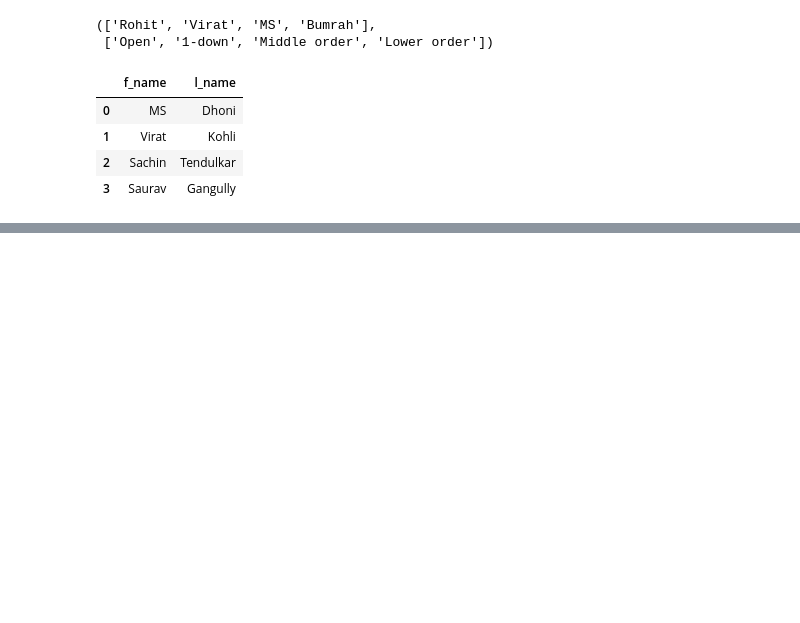
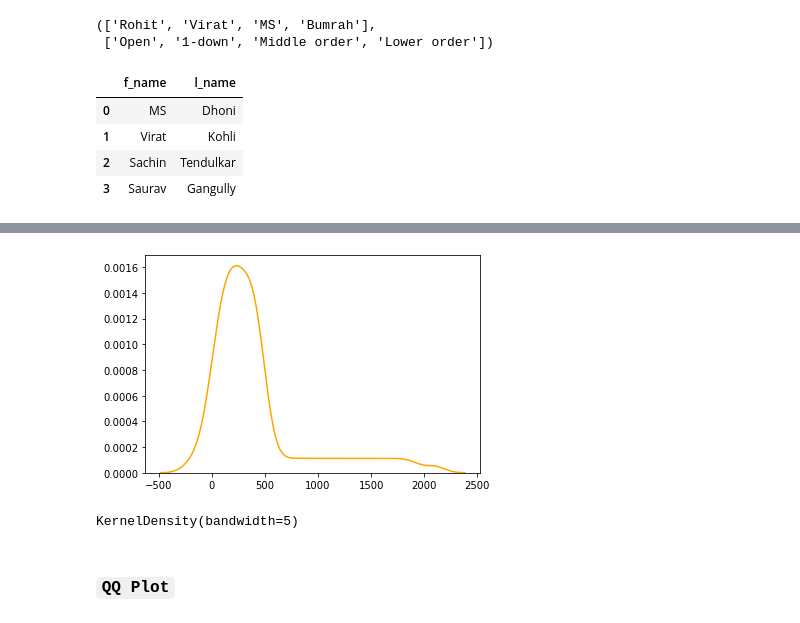
Before and after one commit to raj-shr-git/AAIC_Practice, a Jupyter notebook: VIDEO_PRACTICE/MODULE-1/M2_Sec1_EDA.ipynb, the cells around one changed output, grey strips where cells are left out. Cells and saved outputs as stored; diff of their text form; code cells hidden in the pictures; blank space fills up the shorter version.

```diff
--- a/VIDEO_PRACTICE/MODULE-1/M2_Sec1_EDA.ipynb
+++ b/VIDEO_PRACTICE/MODULE-1/M2_Sec1_EDA.ipynb
@@ -456,0 +465,4 @@ kurt(dummy_arr1), kurt(dummy_arr2) ## p-value of arr2 is highly significant(<0.0
+# %%
+sns.kdeplot(dummy_arr2,color='orange');
+# %% [output]
+[figure, added]
@@ -456,0 +473,6 @@ kurt(dummy_arr1), kurt(dummy_arr2) ## p-value of arr2 is highly significant(<0.0
+# %%
+kde.fit(dummy_arr2.reshape(1,-1))
+# %% [output]
+KernelDensity(bandwidth=5)
+# %% [markdown]
+### **``QQ Plot``**
```
Also changed, not shown: parts of 36 cells of this notebook.
